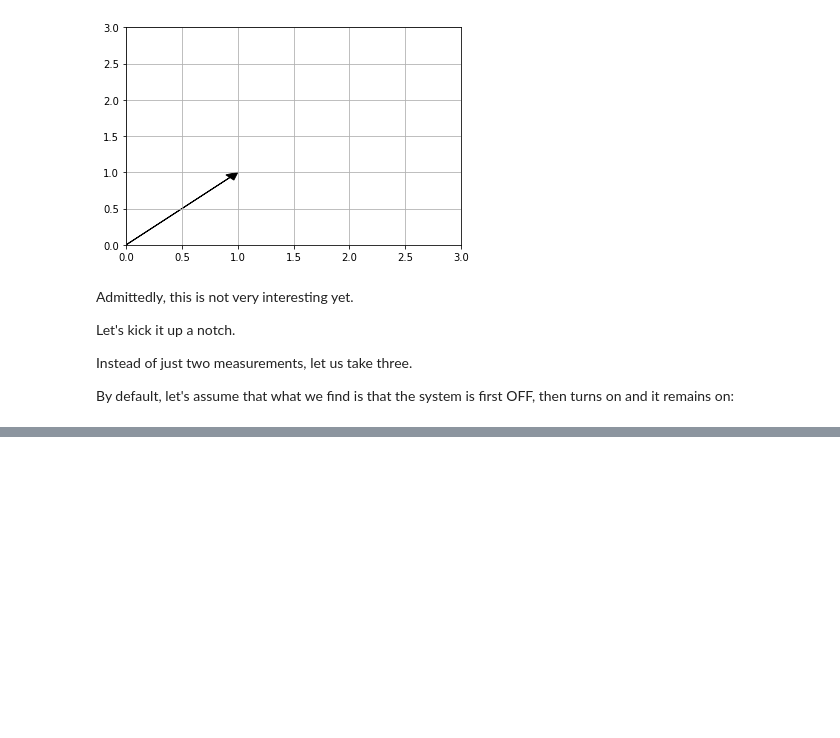
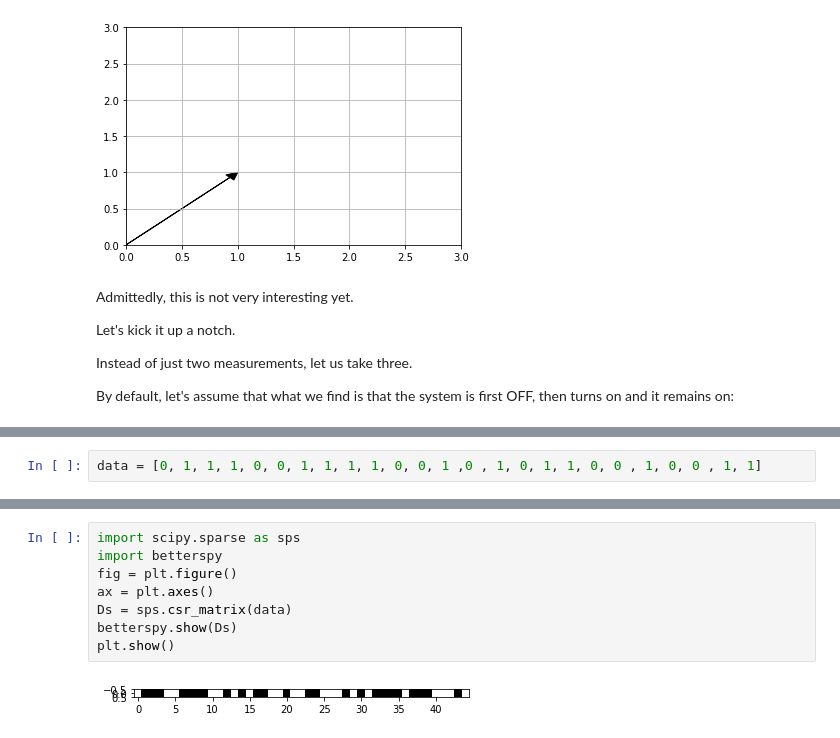
Before and after one commit to AstonishingHypothesis/PyPhi-Notebook, a Jupyter notebook: IITbootcamp.ipynb, the cells around one changed output, grey strips where cells are left out. Saved outputs shown, nothing was run; the diff lists cells and outputs as text; blank space fills up the shorter version.

```diff
--- a/IITbootcamp.ipynb
+++ b/IITbootcamp.ipynb
@@ -111,0 +147,2 @@ Our data still resembles a vector. But by adding another number, we cannot visua
+# %%
+data = [0, 1, 1, 1, 0, 0, 1, 1, 1, 1, 0, 0, 1 ,0 , 1, 0, 1, 1, 0, 0 , 1, 0, 0 , 1, 1]
@@ -111,0 +179,10 @@ Our data still resembles a vector. But by adding another number, we cannot visua
+# %%
+import scipy.sparse as sps
+import betterspy
+fig = plt.figure()
+ax = plt.axes()
+Ds = sps.csr_matrix(data)
+betterspy.show(Ds)
+plt.show()
+# %% [output]
+[figure, added]
```
Also changed, not shown: parts of 23 cells of this notebook.
